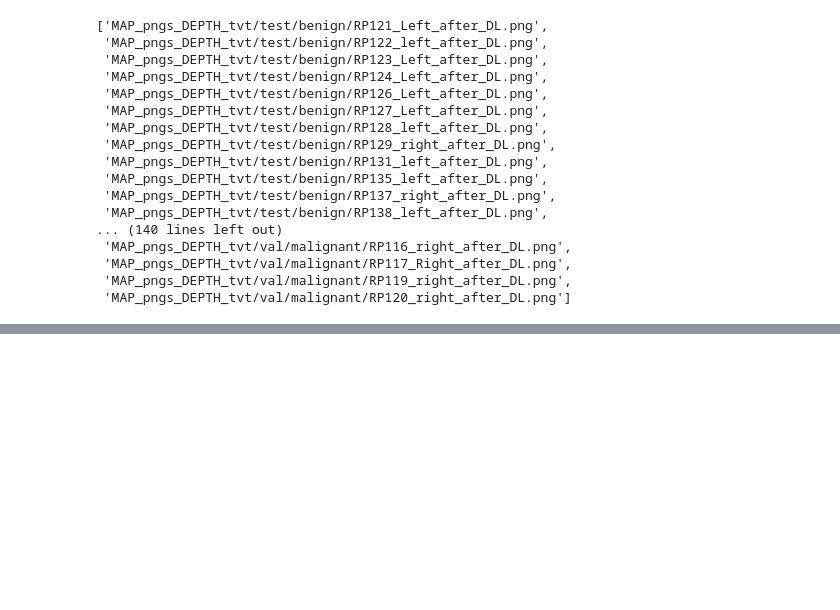
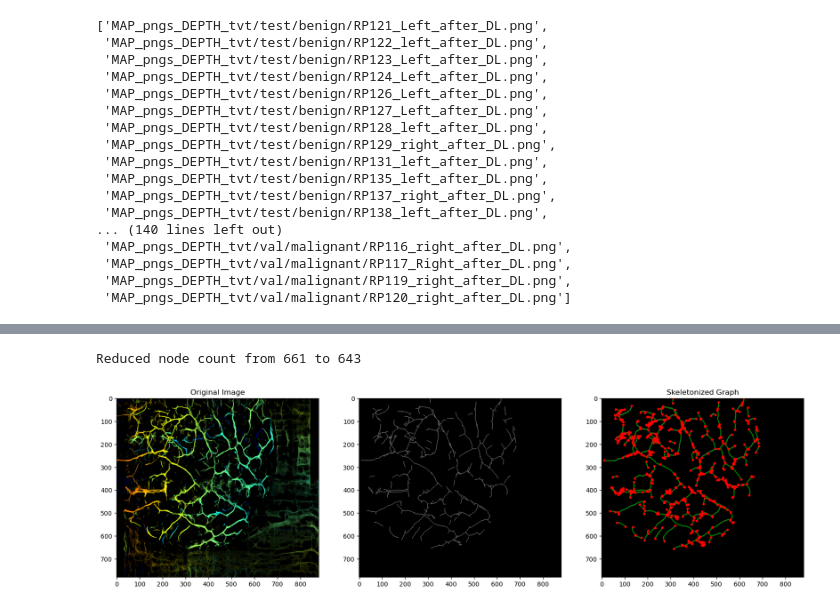
Before and after one commit to braininahat/HGP-SL, a Jupyter notebook: preprocess_graph.ipynb, the cells around one changed output, grey strips where cells are left out. Cells and saved outputs as stored; diff of their text form; code cells hidden in the pictures; blank space fills up the shorter version.

```diff
--- a/preprocess_graph.ipynb
+++ b/preprocess_graph.ipynb
@@ -158,0 +254,5 @@ visualize(all_pngs[0])
+# %%
+visualize(all_pngs[0], True)
+# %% [output]
+Reduced node count from 661 to 643
+[figure, added]
```
Also changed, not shown: parts of 21 cells of this notebook, 4 other files.
